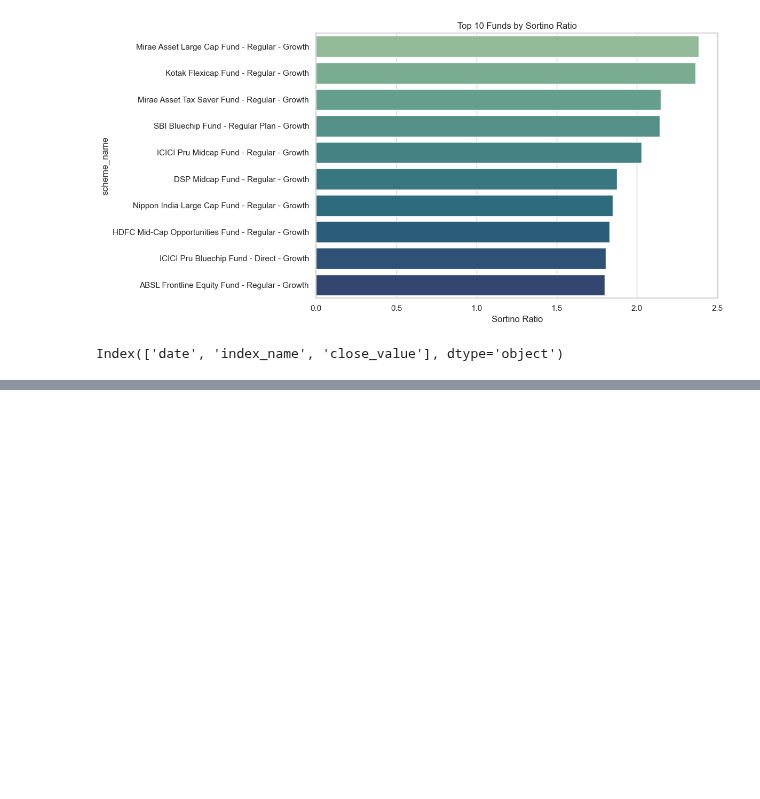
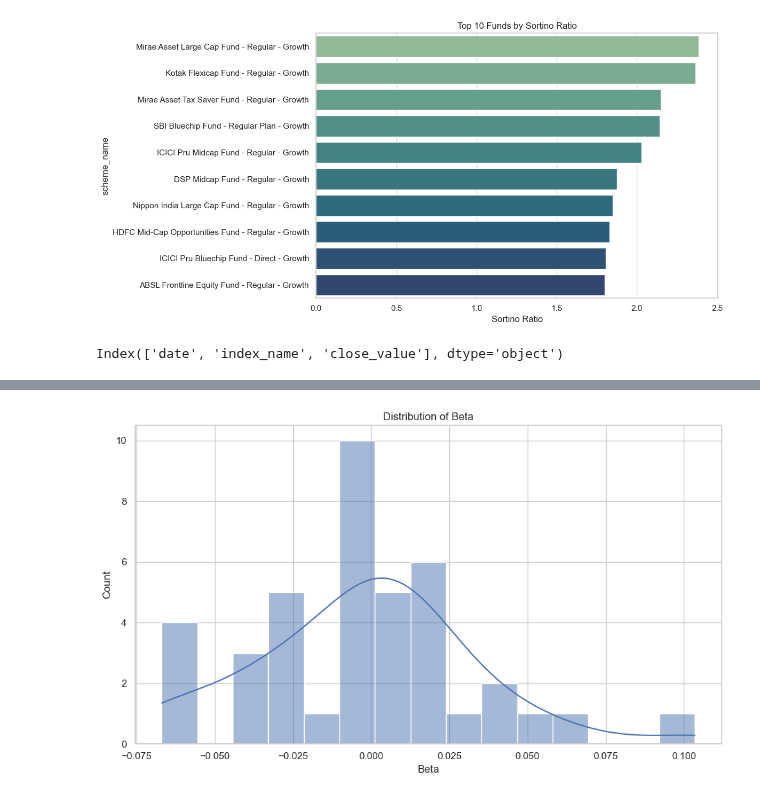
Before and after one commit to yashmahajan11234567/Bluestock-fintech, a Jupyter notebook: notebooks/Performance_Analytics.ipynb, the cells around one changed output, grey strips where cells are left out. Cells and saved outputs as stored; diff of their text form; code cells hidden in the pictures; blank space fills up the shorter version.

```diff
--- a/notebooks/Performance_Analytics.ipynb
+++ b/notebooks/Performance_Analytics.ipynb
@@ -407,0 +547,18 @@ nifty100.head()
+# %%
+plt.figure(figsize=(10,6))
+
+sns.histplot(
+    alpha_beta["Beta"],
+    bins=15,
+    kde=True
+)
+
+plt.title("Distribution of Beta")
+
+plt.xlabel("Beta")
+
+plt.tight_layout()
+
+plt.show()
+# %% [output]
+[figure, added]
```
Also changed, not shown: parts of 30 cells of this notebook, 7 other files.
